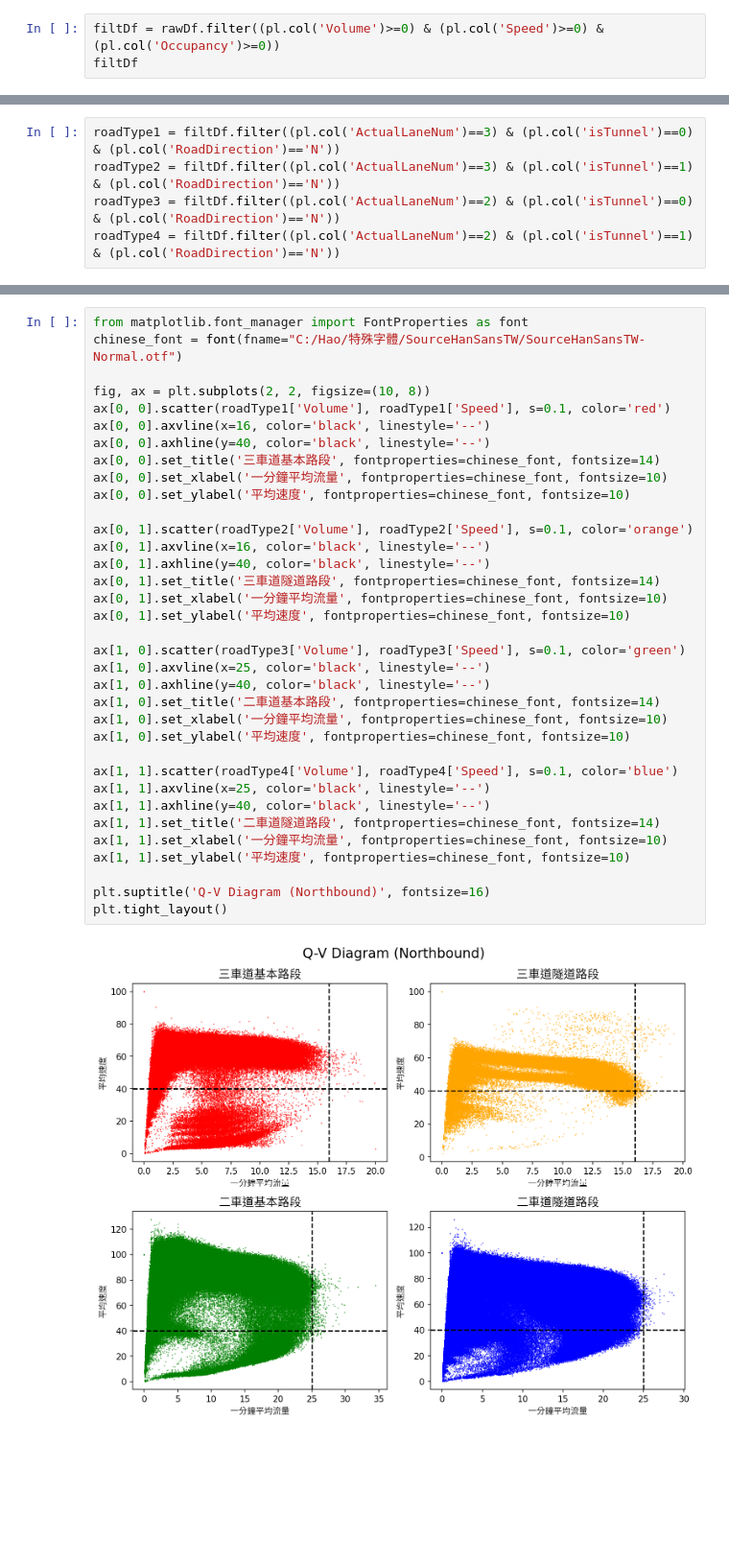
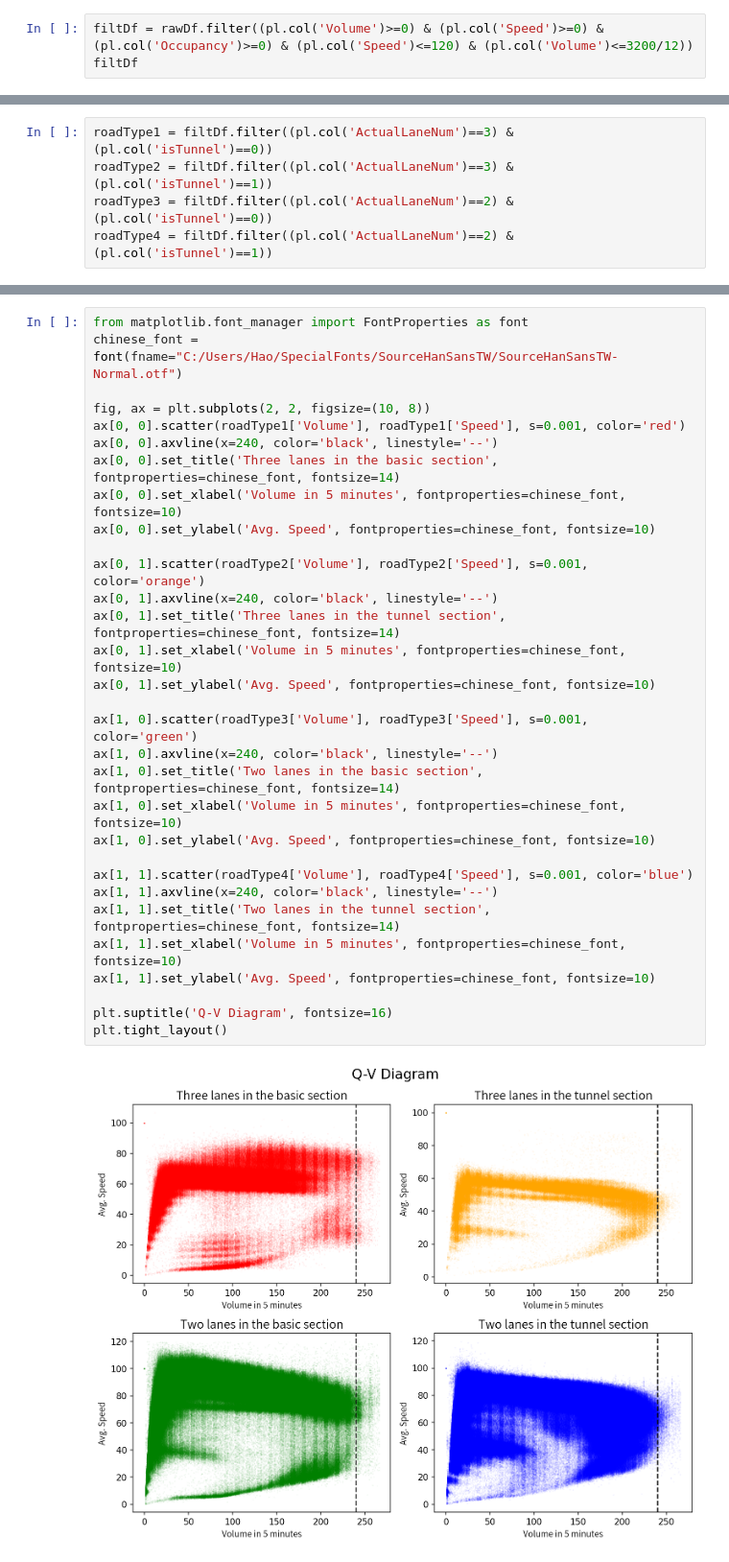
Before and after one commit to chhuang17/hwyTrafficPred, a Jupyter notebook: eda.ipynb, the cells around one changed output, grey strips where cells are left out. Shown at 96% size. Drawn from its saved outputs; the diff is of its cells as text; blank space fills up the shorter version.

```diff
--- a/eda.ipynb
+++ b/eda.ipynb
@@ -38,4 +59,4 @@ shape: (9_819_334, 12)
 # %%
-filtDf = rawDf.filter((pl.col('Volume')>=0) & (pl.col('Speed')>=0) & (pl.col('Occupancy')>=0))
+filtDf = rawDf.filter((pl.col('Volume')>=0) & (pl.col('Speed')>=0) & (pl.col('Occupancy')>=0) & (pl.col('Speed')<=120) & (pl.col('Volume')<=3200/12))
 filtDf
 # %% [output]
@@ -56,5 +85,5 @@ shape: (9_654_926, 12)
 # %%
-roadType1 = filtDf.filter((pl.col('ActualLaneNum')==3) & (pl.col('isTunnel')==0) & (pl.col('RoadDirection')=='N'))
-roadType2 = filtDf.filter((pl.col('ActualLaneNum')==3) & (pl.col('isTunnel')==1) & (pl.col('RoadDirection')=='N'))
-roadType3 = filtDf.filter((pl.col('ActualLaneNum')==2) & (pl.col('isTunnel')==0) & (pl.col('RoadDirection')=='N'))
-roadType4 = filtDf.filter((pl.col('ActualLaneNum')==2) & (pl.col('isTunnel')==1) & (pl.col('RoadDirection')=='N'))
+roadType1 = filtDf.filter((pl.col('ActualLaneNum')==3) & (pl.col('isTunnel')==0))
+roadType2 = filtDf.filter((pl.col('ActualLaneNum')==3) & (pl.col('isTunnel')==1))
+roadType3 = filtDf.filter((pl.col('ActualLaneNum')==2) & (pl.col('isTunnel')==0))
+roadType4 = filtDf.filter((pl.col('ActualLaneNum')==2) & (pl.col('isTunnel')==1))
@@ -61,37 +98,33 @@ roadType4 = filtDf.filter((pl.col('ActualLaneNum')==2) & (pl.col('isTunnel')==1)
 # %%
 from matplotlib.font_manager import FontProperties as font
-chinese_font = font(fname="C:/Hao/特殊字體/SourceHanSansTW/SourceHanSansTW-Normal.otf")
+chinese_font = font(fname="C:/Users/Hao/SpecialFonts/SourceHanSansTW/SourceHanSansTW-Normal.otf")
 
 fig, ax = plt.subplots(2, 2, figsize=(10, 8))
-ax[0, 0].scatter(roadType1['Volume'], roadType1['Speed'], s=0.1, color='red')
-ax[0, 0].axvline(x=16, color='black', linestyle='--')
-ax[0, 0].axhline(y=40, color='black', linestyle='--')
-ax[0, 0].set_title('三車道基本路段', fontproperties=chinese_font, fontsize=14)
-ax[0, 0].set_xlabel('一分鐘平均流量', fontproperties=chinese_font, fontsize=10)
-ax[0, 0].set_ylabel('平均速度', fontproperties=chinese_font, fontsize=10)
+ax[0, 0].scatter(roadType1['Volume'], roadType1['Speed'], s=0.001, color='red')
+ax[0, 0].axvline(x=240, color='black', linestyle='--')
+ax[0, 0].set_title('Three lanes in the basic section', fontproperties=chinese_font, fontsize=14)
+ax[0, 0].set_xlabel('Volume in 5 minutes', fontproperties=chinese_font, fontsize=10)
+ax[0, 0].set_ylabel('Avg. Speed', fontproperties=chinese_font, fontsize=10)
 
-ax[0, 1].scatter(roadType2['Volume'], roadType2['Speed'], s=0.1, color='orange')
-ax[0, 1].axvline(x=16, color='black', linestyle='--')
-ax[0, 1].axhline(y=40, color='black', linestyle='--')
-ax[0, 1].set_title('三車道隧道路段', fontproperties=chinese_font, fontsize=14)
-ax[0, 1].set_xlabel('一分鐘平均流量', fontproperties=chinese_font, fontsize=10)
-ax[0, 1].set_ylabel('平均速度', fontproperties=chinese_font, fontsize=10)
+ax[0, 1].scatter(roadType2['Volume'], roadType2['Speed'], s=0.001, color='orange')
+ax[0, 1].axvline(x=240, color='black', linestyle='--')
+ax[0, 1].set_title('Three lanes in the tunnel section', fontproperties=chinese_font, fontsize=14)
+ax[0, 1].set_xlabel('Volume in 5 minutes', fontproperties=chinese_font, fontsize=10)
+ax[0, 1].set_ylabel('Avg. Speed', fontproperties=chinese_font, fontsize=10)
 
-ax[1, 0].scatter(roadType3['Volume'], roadType3['Speed'], s=0.1, color='green')
-ax[1, 0].axvline(x=25, color='black', linestyle='--')
-ax[1, 0].axhline(y=40, color='black', linestyle='--')
-ax[1, 0].set_title('二車道基本路段', fontproperties=chinese_font, fontsize=14)
-ax[1, 0].set_xlabel('一分鐘平均流量', fontproperties=chinese_font, fontsize=10)
-ax[1, 0].set_ylabel('平均速度', fontproperties=chinese_font, fontsize=10)
+ax[1, 0].scatter(roadType3['Volume'], roadType3['Speed'], s=0.001, color='green')
+ax[1, 0].axvline(x=240, color='black', linestyle='--')
+ax[1, 0].set_title('Two lanes in the basic section', fontproperties=chinese_font, fontsize=14)
+ax[1, 0].set_xlabel('Volume in 5 minutes', fontproperties=chinese_font, fontsize=10)
+ax[1, 0].set_ylabel('Avg. Speed', fontproperties=chinese_font, fontsize=10)
 
-ax[1, 1].scatter(roadType4['Volume'], roadType4['Speed'], s=0.1, color='blue')
-ax[1, 1].axvline(x=25, color='black', linestyle='--')
-ax[1, 1].axhline(y=40, color='black', linestyle='--')
-ax[1, 1].set_title('二車道隧道路段', fontproperties=chinese_font, fontsize=14)
-ax[1, 1].set_xlabel('一分鐘平均流量', fontproperties=chinese_font, fontsize=10)
-ax[1, 1].set_ylabel('平均速度', fontproperties=chinese_font, fontsize=10)
+ax[1, 1].scatter(roadType4['Volume'], roadType4['Speed'], s=0.001, color='blue')
+ax[1, 1].axvline(x=240, color='black', linestyle='--')
+ax[1, 1].set_title('Two lanes in the tunnel section', fontproperties=chinese_font, fontsize=14)
+ax[1, 1].set_xlabel('Volume in 5 minutes', fontproperties=chinese_font, fontsize=10)
+ax[1, 1].set_ylabel('Avg. Speed', fontproperties=chinese_font, fontsize=10)
 
-plt.suptitle('Q-V Diagram (Northbound)', fontsize=16)
+plt.suptitle('Q-V Diagram', fontsize=16)
 plt.tight_layout()
 # %% [output]
-[figure, old version]
+[figure, new version]
```
Also changed, not shown: parts of 10 cells of this notebook.
